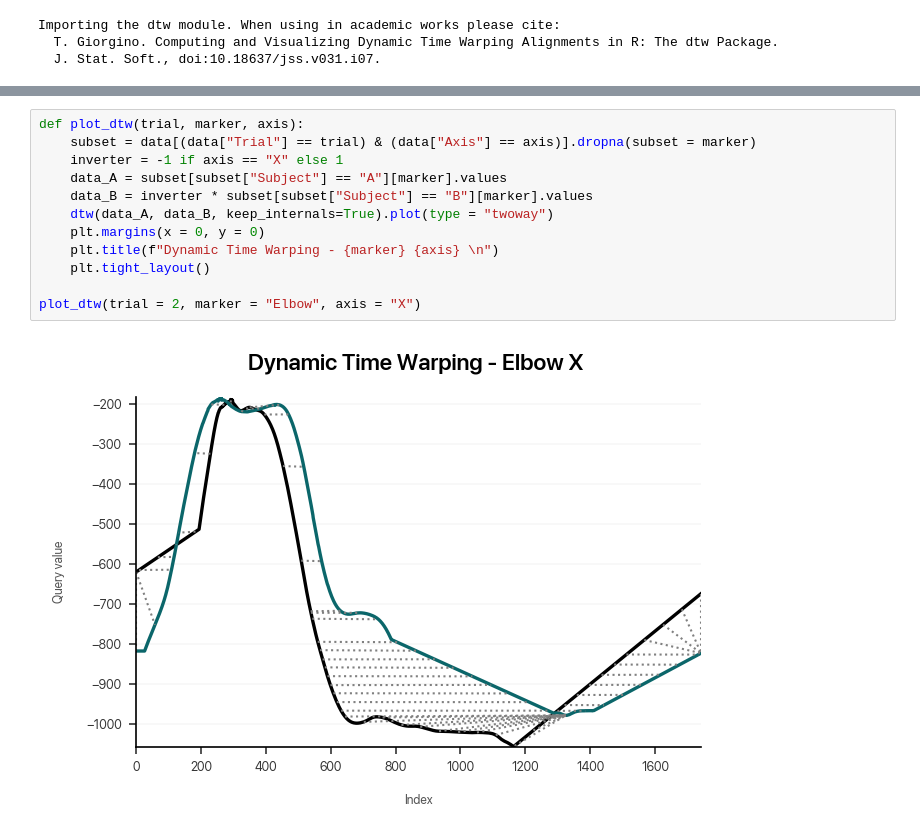
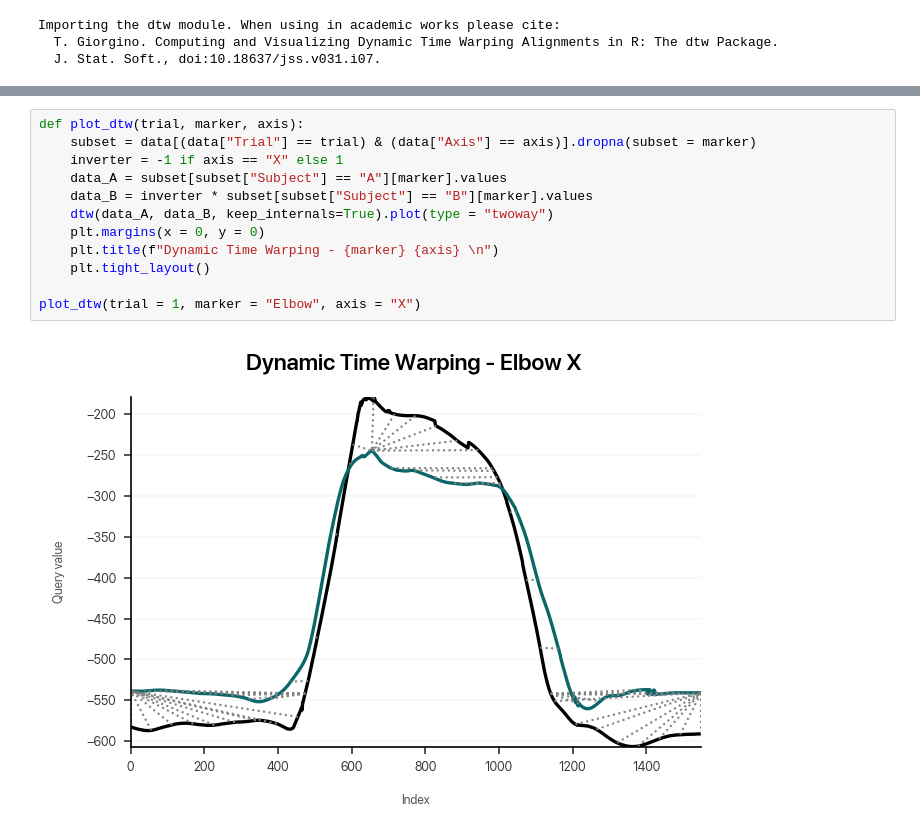
Before and after one commit to dlundgaard/dapup-mocap, a Jupyter notebook: analysis.ipynb, the cells around one changed output, grey strips where cells are left out. Saved outputs shown, nothing was run; the diff lists cells and outputs as text.

```diff
--- a/analysis.ipynb
+++ b/analysis.ipynb
@@ -100,17 +101,17 @@ plot_position(trial = 2, marker = "Hand", axis = "Z")
 # %%
 def plot_dtw(trial, marker, axis):
     subset = data[(data["Trial"] == trial) & (data["Axis"] == axis)].dropna(subset = marker)
     inverter = -1 if axis == "X" else 1
     data_A = subset[subset["Subject"] == "A"][marker].values
     data_B = inverter * subset[subset["Subject"] == "B"][marker].values
     dtw(data_A, data_B, keep_internals=True).plot(type = "twoway")
     plt.margins(x = 0, y = 0)
     plt.title(f"Dynamic Time Warping - {marker} {axis} \n")
     plt.tight_layout()
 
-plot_dtw(trial = 2, marker = "Elbow", axis = "X")
+plot_dtw(trial = 1, marker = "Elbow", axis = "X")
 # %% [output]
-[figure, old version]
+[figure, new version]
 # %%
 def plot_cross_correlation(trial, marker, axis, lags = np.arange(-500, 500, 10)):
     data_A = data[(data["Trial"] == trial) & (data["Axis"] == axis) & (data["Subject"] == "A")][marker].interpolate().reset_index(drop = True)
```
Also changed, not shown: parts of 5 cells of this notebook.
